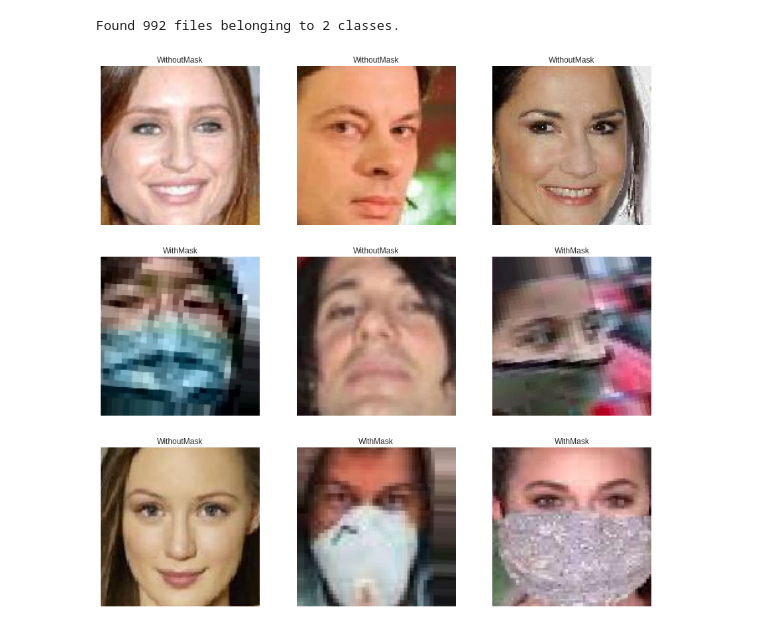
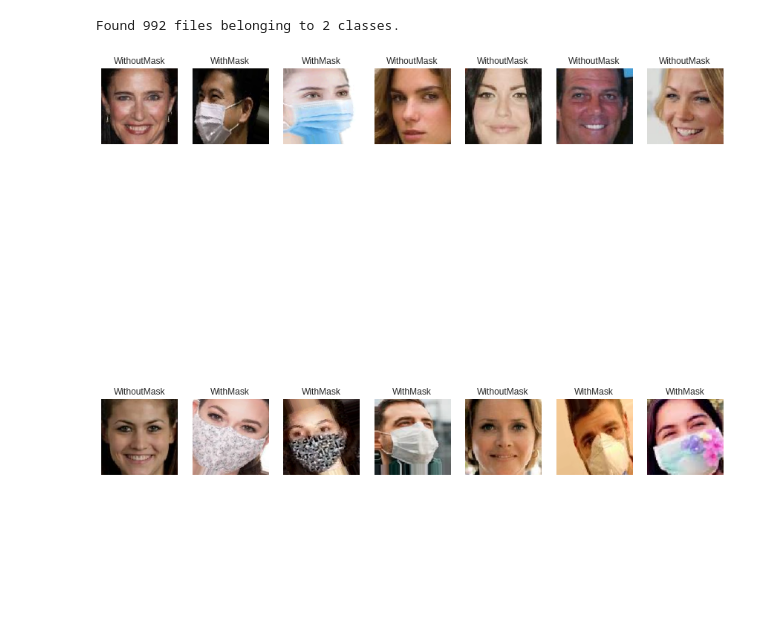
Before and after one commit to nzx619/soft_computing, a Jupyter notebook: Face Mask Detector.ipynb, the cells around one changed output. Saved outputs shown, nothing was run; the diff lists cells and outputs as text; code cells hidden in the pictures; blank space fills up the shorter version.

```diff
--- a/Face Mask Detector.ipynb
+++ b/Face Mask Detector.ipynb
@@ -51,16 +51,16 @@ class_name = train_df.class_names
 # %%
 import matplotlib.pyplot as plt
 plt.style.use('seaborn-dark')
 
 plt.figure(figsize=(15,15))
 for img, label in train_df.take(1):
-    for i in range(9):
-        ax = plt.subplot(3,3,i+1)
+    for i in range(14):
+        ax = plt.subplot(2,7,i+1)
         plt.imshow(img[i].numpy().astype('uint8'))
         plt.title(class_name[int(label[i])])
         plt.axis('off')
 # %% [output]
-[figure, old version]
+[figure, new version]
 # %%
 AUTOTUNE = tf.data.AUTOTUNE
 
```
Also changed, not shown: parts of 5 cells of this notebook.
